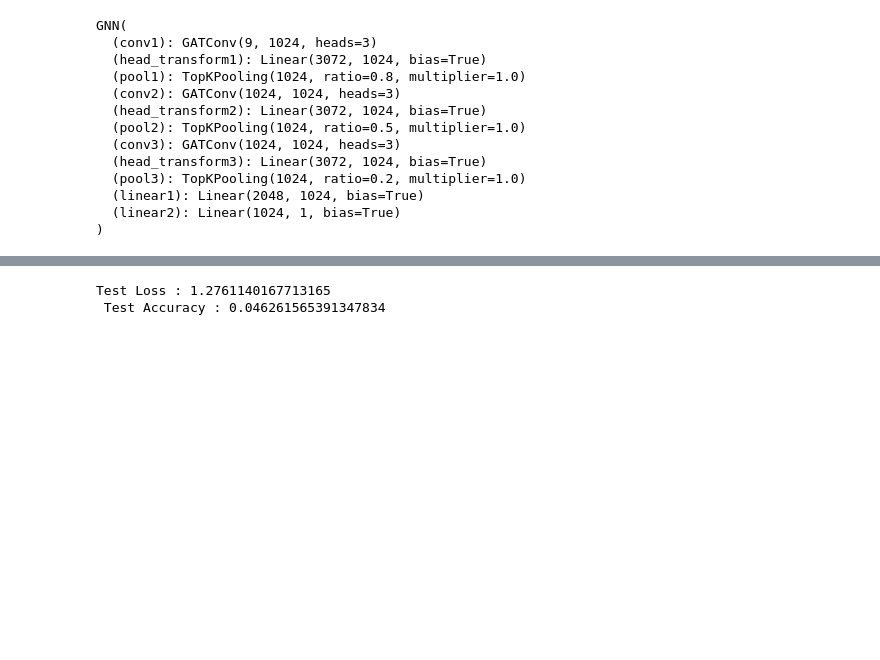
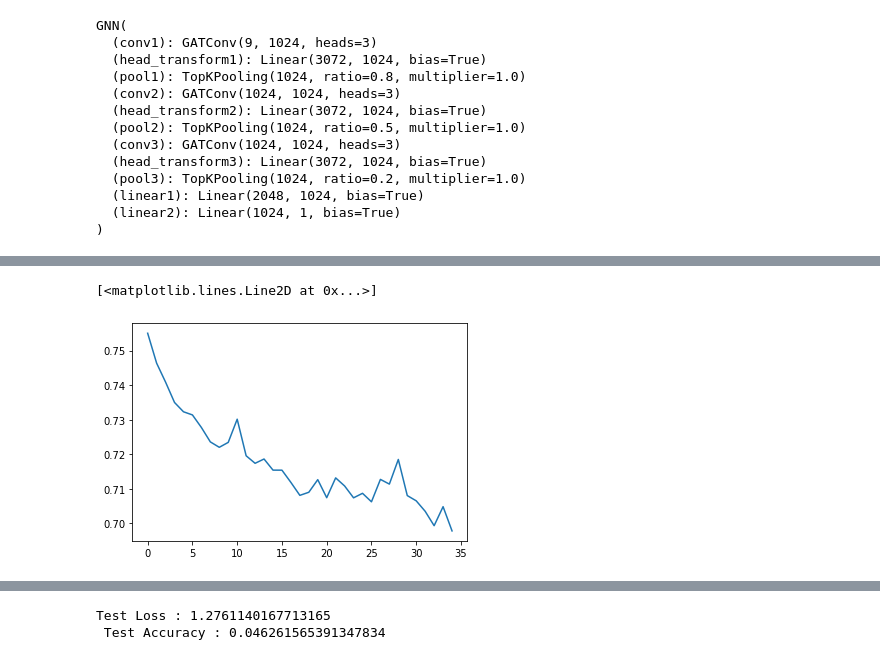
Before and after one commit to tejaspradhan/Graph-Neural-Networks, a Jupyter notebook: hiv-project/gnn_hiv_dataset.ipynb, the cells around one changed output, grey strips where cells are left out. Drawn from its saved outputs; the diff is of its cells as text; code cells hidden in the pictures; blank space fills up the shorter version.

```diff
--- a/hiv-project/gnn_hiv_dataset.ipynb
+++ b/hiv-project/gnn_hiv_dataset.ipynb
@@ -406,3 +406,5 @@ class GNN(torch.nn.Module):
 ## Training the GNN
 # %%
 model = GNN(train_dataset[0].x.shape[1])
+# %%
+model.load_state_dict(torch.load('/content/drive/MyDrive/GNN_HIV/models/model-hiv-15epochs.pt'))
@@ -426,11 +430,11 @@ GNN(
 # Defining loss and optimiser
 weights = torch.tensor([1,10],dtype=torch.float32).to('cuda')
 loss_fn = torch.nn.BCEWithLogitsLoss()
-optimizer = torch.optim.SGD(model.parameters(), lr=0.1,momentum=0.9)
+optimizer = torch.optim.SGD(model.parameters(), lr=0.05,momentum=0.9)
 lr_scheduler = torch.optim.lr_scheduler.ExponentialLR(optimizer,gamma=0.95)
 # %%
 BATCH_SIZE = 256
-EPOCHS=10
+EPOCHS=35
 # %%
 train_loader = DataLoader(train_dataset, batch_size=BATCH_SIZE, shuffle=True)
 test_loader = DataLoader(test_dataset, batch_size=BATCH_SIZE, shuffle=True)
@@ -474,0 +494,5 @@ torch.save(model.state_dict(), "/content/drive/MyDrive/GNN_HIV/models/model-hiv-
+# %%
+plt.plot(range(35), losses)
+# %% [output]
+[<matplotlib.lines.Line2D at 0x...>]
+[figure, added]
```
Also changed, not shown: parts of 6 cells of this notebook.
